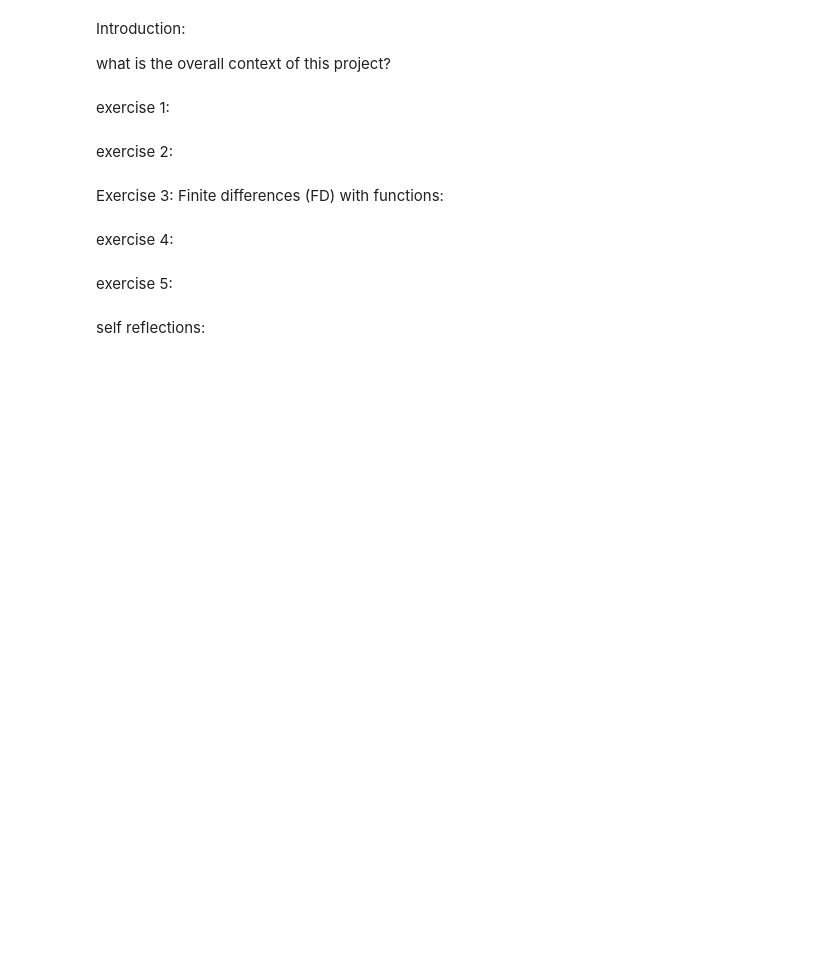
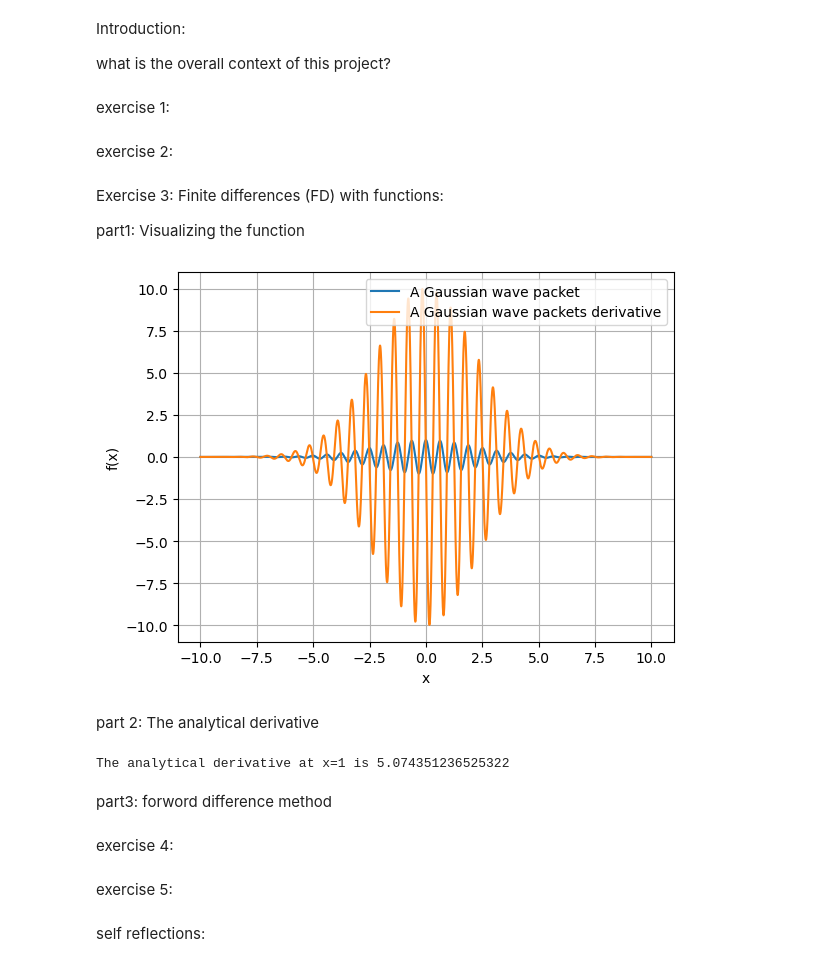
Before and after one commit to AmundRB/MOD300-Group-12, a Jupyter notebook: test01.ipynb, the cells around one changed output. Saved outputs shown, nothing was run; the diff lists cells and outputs as text; code cells hidden in the pictures; blank space fills up the shorter version.

```diff
--- a/test01.ipynb
+++ b/test01.ipynb
@@ -27,6 +27,45 @@ exercise 1:
 exercise 2:
 # %% [markdown]
 Exercise 3:  Finite differences (FD) with functions:
+
+part1: Visualizing the function
+# %%
+import numpy as np
+import matplotlib.pyplot as plt
+#define the function
+def f(x, a=0.1, b=10):
+    return np.cos(b*x)*np.exp(-a*x**2)
+#define the derivative of the function
+def df(x, a=0.1, b=10):
+    #return -b*np.sin(b*x)*np.exp(-a*x**2) - 2*a*x*np.cos(b*x)*np.exp(-a*x**2)
+    term1=-b*np.sin(b*x)*np.exp(-a*x**2)
+    term2=-2*a*x*np.cos(b*x)*np.exp(-a*x**2)
+    return term1 + term2
+#plot the function and its derivative
+x = np.linspace(-10,10, 1000000)
+plt.plot(x,f(x), label="A Gaussian wave packet")
+plt.plot(x, df(x), label="A Gaussian wave packets derivative")
+plt.legend()
+plt.xlabel('x')
+plt.ylabel('f(x)')
+plt.grid()
+plt.show()
+# %% [output]
+[figure, added]
+# %% [markdown]
+part 2: The analytical derivative
+# %%
+#the df function is defined above
+#test the analytical derivative at a specific point(can be any point just change the values of them..)
+x_test=1
+a_value=0.1
+b_value=10
+df_analytical=df(x_test, a=a_value, b=b_value)
+print(f"The analytical derivative at x={x_test} is {df_analytical} ")
+# %% [output]
+The analytical derivative at x=1 is 5.074351236525322
+# %% [markdown]
+part3: forword difference method
 # %% [markdown]
 exercise 4:
 # %% [markdown]
```
